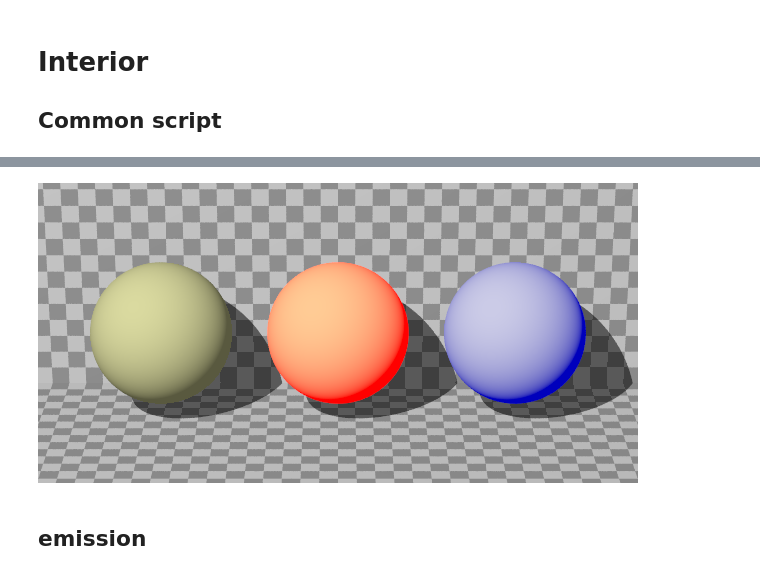
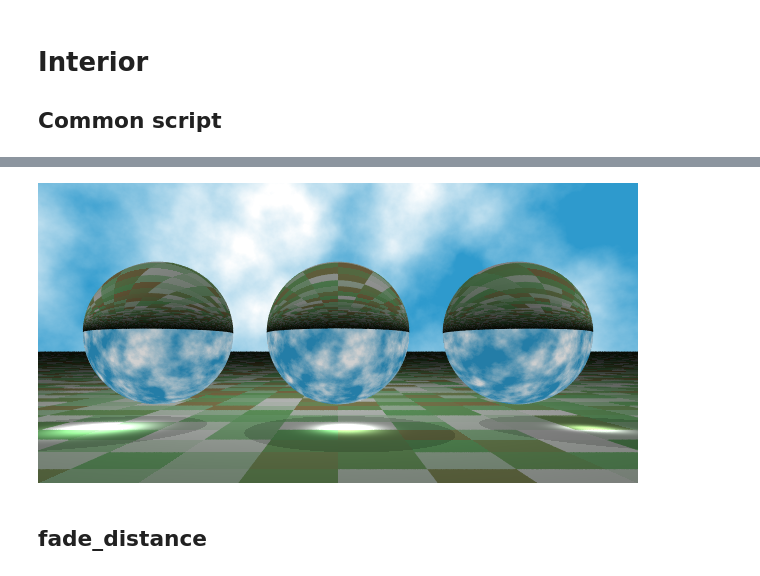
Before and after one commit to daizutabi/fdray, a Jupyter notebook: docs/notebooks/media/interior.ipynb, the cells around one changed output, grey strips where cells are left out. Saved outputs shown, nothing was run; the diff lists cells and outputs as text; code cells hidden in the pictures.

```diff
--- a/docs/notebooks/media/interior.ipynb
+++ b/docs/notebooks/media/interior.ipynb
@@ -39,10 +44,10 @@ render(
-# %%
-render(
-    Finish(ambient=0.1),  # default
-    Finish(ambient=Color("red")),
-    Finish(ambient=(0, 0, 1)),
-)
-# %% [output]
-[figure, removed]
+# %%
+render(
+    Interior(ior=1.51, caustics=0.2),
+    Interior(ior=1.51, caustics=0.4),
+    Interior(ior=1.51, caustics=0.8),
+)
+# %% [output]
+[figure, added]
 # %% [markdown]
-## emission
+## fade_distance
```
Also changed, not shown: parts of 25 cells of this notebook, 2 other files.
